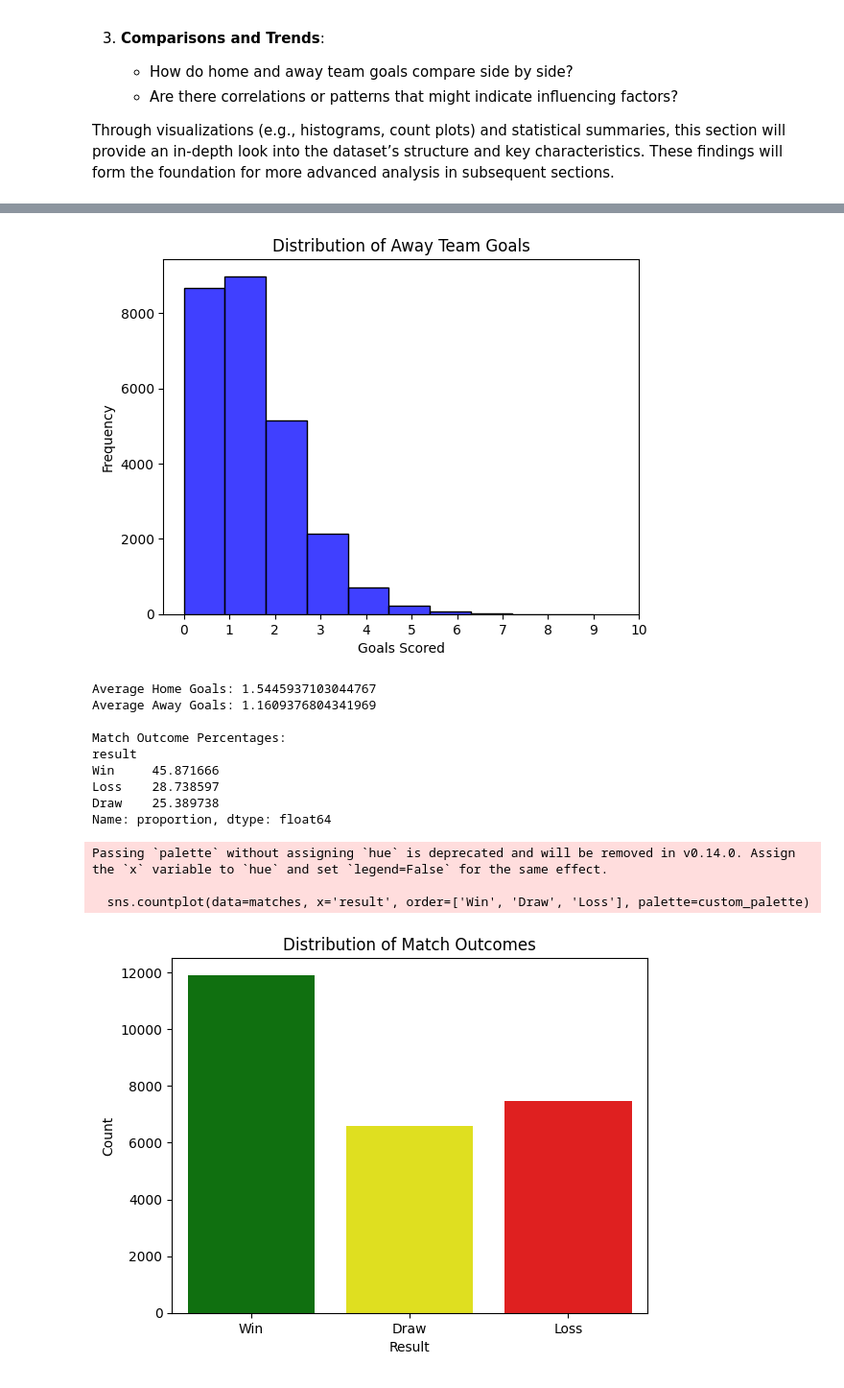
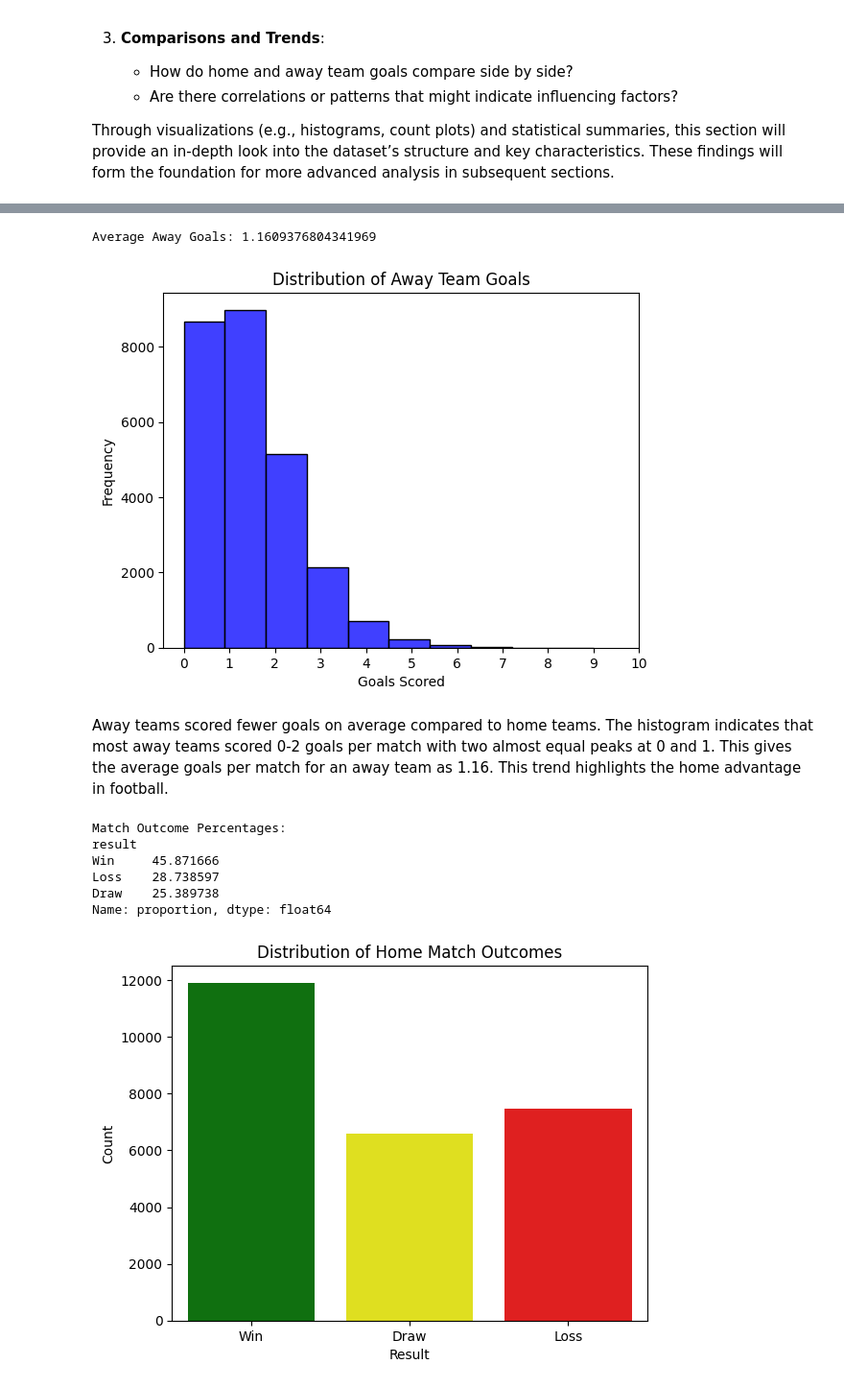
Before and after one commit to damianfraser/football-match-analysis, a Jupyter notebook: home_advantage_analysis.ipynb, the cells around one changed output, grey strips where cells are left out. Shown: that part at 96% size. Cells and saved outputs as stored; diff of their text form; code cells hidden in the pictures.

Commit message:
completed the write ups and added code for a box plot of home vs away goals. now onto a correlation matrix

```diff
--- a/home_advantage_analysis.ipynb
+++ b/home_advantage_analysis.ipynb
@@ -88,6 +93,8 @@ SELECT away_team_goal
 FROM Match
 """
 away_goals = pd.read_sql(queryAwayGoals, conn)
+away_avg_goals = matches['away_team_goal'].mean()
+print(f"Average Away Goals: {away_avg_goals}")
 sns.histplot(away_goals['away_team_goal'], color="blue", bins=10)
 plt.xticks(range(0, 11, 1))
 plt.title("Distribution of Away Team Goals")
@@ -95,41 +102,35 @@ plt.xlabel("Goals Scored")
 plt.ylabel("Frequency")
 plt.show()
 # %% [output]
+Average Away Goals: 1.1609376804341969
 [figure]
+# %% [markdown]
+Away teams scored fewer goals on average compared to home teams. The histogram indicates that most away teams scored 0-2 goals per match with two almost equal peaks at 0 and 1. This gives the average goals per match for an away team as 1.16. This trend highlights the home advantage in football.
 # %%
-home_avg_goals = matches['home_team_goal'].mean()
-away_avg_goals = matches['away_team_goal'].mean()
-print(f"\nAverage Home Goals: {home_avg_goals}")
-print(f"Average Away Goals: {away_avg_goals}")
 matches['result'] = matches.apply(
     lambda row: 'Win' if row['home_team_goal'] > row['away_team_goal']
     else 'Loss' if row['home_team_goal'] < row['away_team_goal']
     else 'Draw', axis=1
 )
 result_counts = matches['result'].value_counts(normalize=True) * 100
 print("\nMatch Outcome Percentages:")
 print(result_counts)
 custom_palette = {
     "Win": "green",
     "Draw": "yellow",
     "Loss": "red"
 }
-sns.countplot(data=matches, x='result', order=['Win', 'Draw', 'Loss'], palette=custom_palette)
+sns.countplot(data=matches, x='result', hue='result', order=['Win', 'Draw', 'Loss'],
+              palette=custom_palette, dodge=False, legend=False)
 plt.title("Distribution of Home Match Outcomes")
 plt.xlabel("Result")
 plt.ylabel("Count")
 plt.show()
 # %% [output]
-Average Home Goals: 1.5445937103044767
-Average Away Goals: 1.1609376804341969
-
 Match Outcome Percentages:
 result
 Win     45.871666
 Loss    28.738597
 Draw    25.389738
 Name: proportion, dtype: float64
-Passing `palette` without assigning `hue` is deprecated and will be removed in v0.14.0. Assign the `x` variable to `hue` and set `legend=False` for the same effect.
-
-  sns.countplot(data=matches, x='result', order=['Win', 'Draw', 'Loss'], palette=custom_palette)
-[figure, old version]
+[figure, new version]
```
Also changed, not shown: parts of 6 cells of this notebook.
